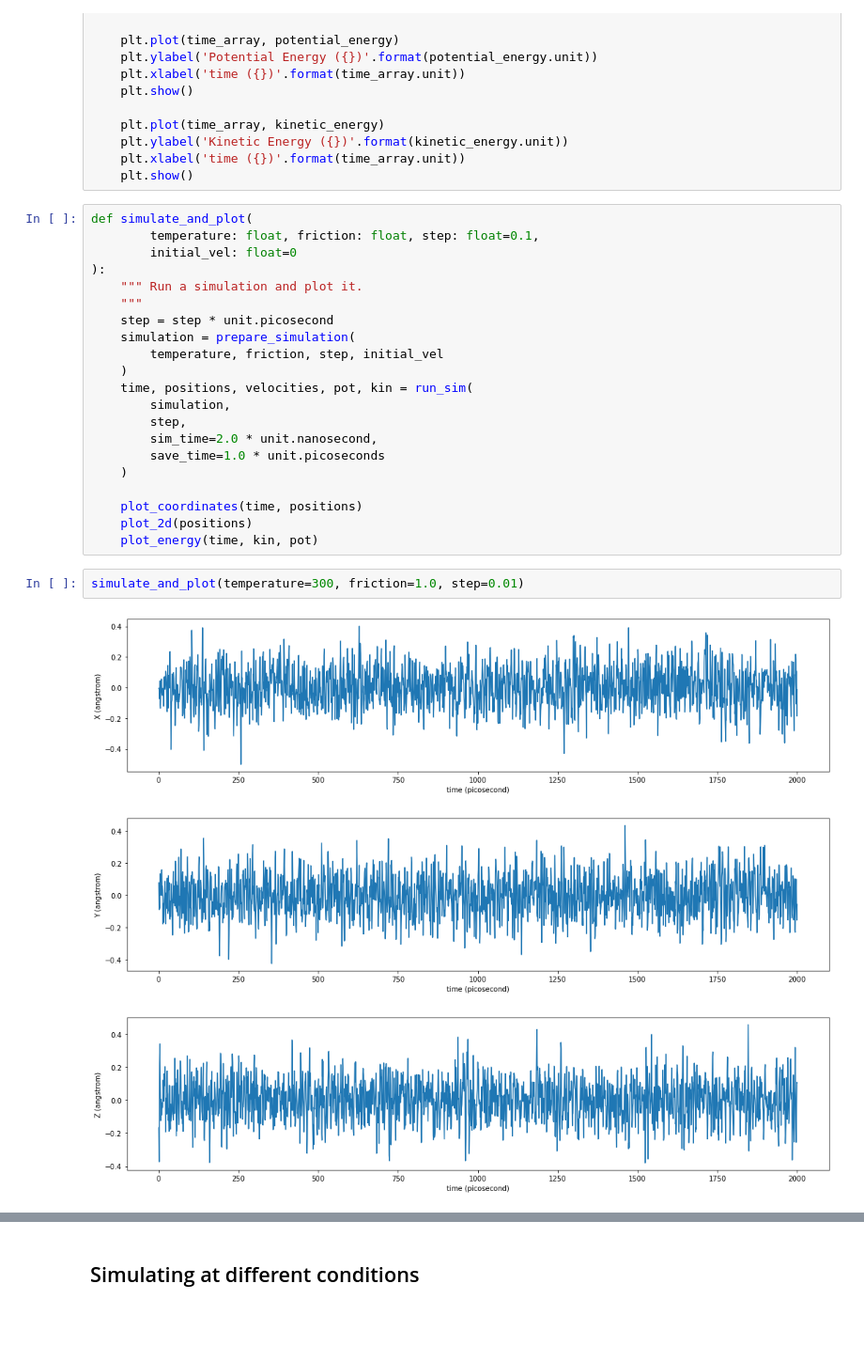
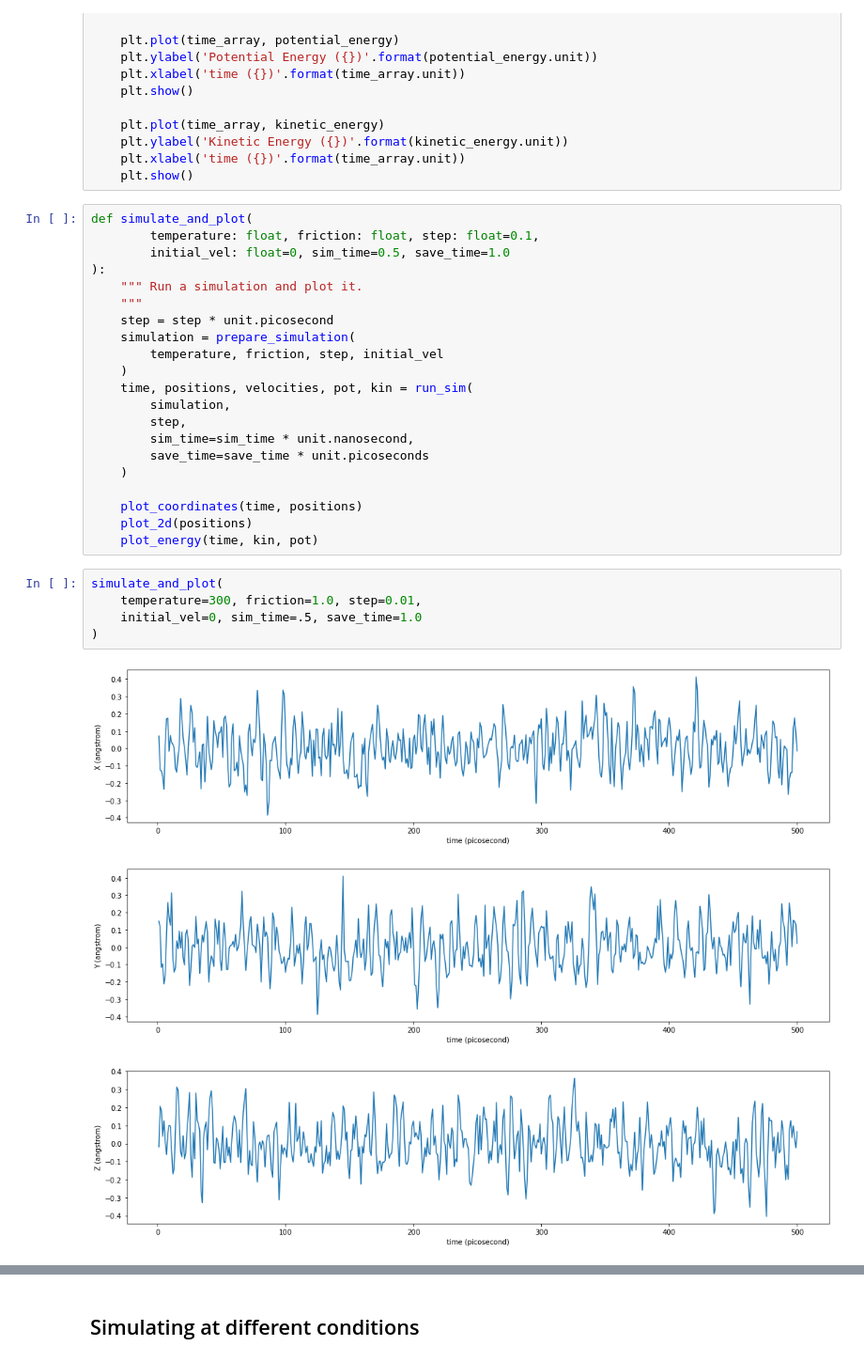
Before and after one commit to Daniel-Ibarrola/Molecular-Dynamics, a Jupyter notebook: harmonic_well/harmonic_well.ipynb, the cells around one changed output, grey strips where cells are left out. Shown at 94% size. Cells and saved outputs as stored; diff of their text form; blank space fills up the shorter version.

```diff
--- a/harmonic_well/harmonic_well.ipynb
+++ b/harmonic_well/harmonic_well.ipynb
@@ -183,7 +182,7 @@ def plot_energy(time_array, kinetic_energy, potential_energy):
 # %%
 def simulate_and_plot(
         temperature: float, friction: float, step: float=0.1,
-        initial_vel: float=0
+        initial_vel: float=0, sim_time=0.5, save_time=1.0
 ):
     """ Run a simulation and plot it.
     """
@@ -194,16 +193,19 @@ def simulate_and_plot(
     time, positions, velocities, pot, kin = run_sim(
         simulation,
         step,
-        sim_time=2.0 * unit.nanosecond,
-        save_time=1.0 * unit.picoseconds
+        sim_time=sim_time * unit.nanosecond,
+        save_time=save_time * unit.picoseconds
     )
 
     plot_coordinates(time, positions)
     plot_2d(positions)
     plot_energy(time, kin, pot)
 # %%
-simulate_and_plot(temperature=300, friction=1.0, step=0.01)
+simulate_and_plot(
+    temperature=300, friction=1.0, step=0.01,
+    initial_vel=0, sim_time=.5, save_time=1.0
+)
 # %% [output]
-[figure, old version]
+[figure, new version]
-[figure, old version]
+[figure, new version]
-[figure, old version]
+[figure, new version]
```
Also changed, not shown: parts of 7 cells of this notebook.
